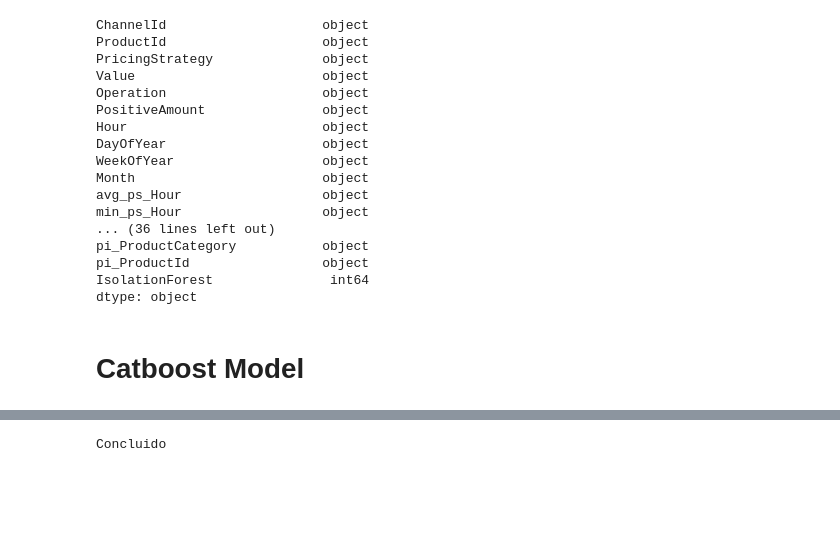
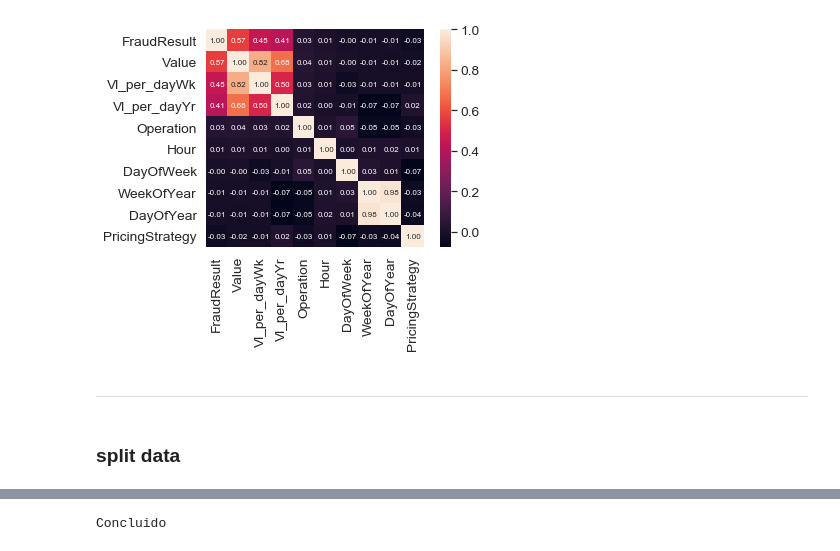
Before and after one commit to fernandojunior/financial-fraud-detection, a Jupyter notebook: src/Fraud_Detection_Xente.ipynb, the cells around one changed output, grey strips where cells are left out. Cells and saved outputs as stored; diff of their text form; code cells hidden in the pictures; blank space fills up the shorter version.

```diff
--- a/src/Fraud_Detection_Xente.ipynb
+++ b/src/Fraud_Detection_Xente.ipynb
@@ -276,3 +90,0 @@ X_smotenc, y_smotenc = balance_dataframe_smotenc(fraud_data, all_features, label
-# %%
-sns.set(rc={'figure.figsize':(3, 5)})
-pd.Series(y_smotenc[label]).value_counts().plot.bar(title='SMOTENC : Count - Fraud Result')
@@ -291,4 +90,0 @@ smotenc_perfomance_arr, smotenc_clf = train_isolation_forest(X_train, X_test, y_
-# %%
-sns.set(rc={'figure.figsize':(6, 4)})
-sns.lineplot(x='max', y='f1', hue='cont',  data=smotenc_perfomance_arr)
-smotenc_perfomance_arr[smotenc_perfomance_arr.f1 == smotenc_perfomance_arr.f1.max()]
@@ -334,22 +91,22 @@ numerical_features_dims
-# %%
-X_smotenc.dtypes
-# %% [output]
-ChannelId                    object
-ProductId                    object
-PricingStrategy              object
-Value                        object
-Operation                    object
-PositiveAmount               object
-Hour                         object
-DayOfYear                    object
-WeekOfYear                   object
-Month                        object
-avg_ps_Hour                  object
-min_ps_Hour                  object
-... (36 lines left out)
-pi_ProductCategory           object
-pi_ProductId                 object
-IsolationForest               int64
-dtype: object
-# %% [markdown]
-# Catboost Model
+# %%
+fraud_data = fraud_data.withColumn("Operation", F.when(fraud_data.Amount > 0, 1).when(fraud_data.Amount < 0, -1).otherwise(0))
+
+fraud_data = fraud_data.withColumn('Hour', hour(fraud_data['TransactionStartTime']))
+fraud_data = fraud_data.withColumn('DayOfWeek', F.dayofweek(fraud_data['TransactionStartTime']))
+fraud_data = fraud_data.withColumn('DayOfYear', dayofyear(fraud_data['TransactionStartTime']))
+fraud_data = fraud_data.withColumn('WeekOfYear', weekofyear(fraud_data1['TransactionStartTime']))
+
+fraud_data = fraud_data.withColumn('Vl_per_dayWk', ( fraud_data['Value']/fraud_data['DayOfWeek'] ) )
+fraud_data = fraud_data.withColumn('Vl_per_dayYr', ( fraud_data['Value']/fraud_data['DayOfYear'] ) )
+# %%
+fraud_data = clean_data(fraud_data, columns_to_remove = ['CurrencyCode','CountryCode','AccountId','SubscriptionId','CustomerId','Amount','TransactionStartTime'])
+# %%
+corr_matrix = fraud_data.toPandas().corr()
+k = 15 #number of variables for heatmap
+cols = corr_matrix.nlargest(k, 'FraudResult')['FraudResult'].index
+cm = np.corrcoef(fraud_data2_Corr[cols].values.T)
+sns.set(font_scale=1.25)
+hm = sns.heatmap(cm, cbar=True, annot=True, square=True, fmt='.2f', annot_kws={'size': 8}, yticklabels=cols.values, xticklabels=cols.values)
+plt.show()
+# %% [output]
+[figure, added]
@@ -355,0 +124,4 @@ dtype: object
+# %% [markdown]
+-----------
+# %% [markdown]
+### split data
```
Also changed, not shown: parts of 133 cells of this notebook.
